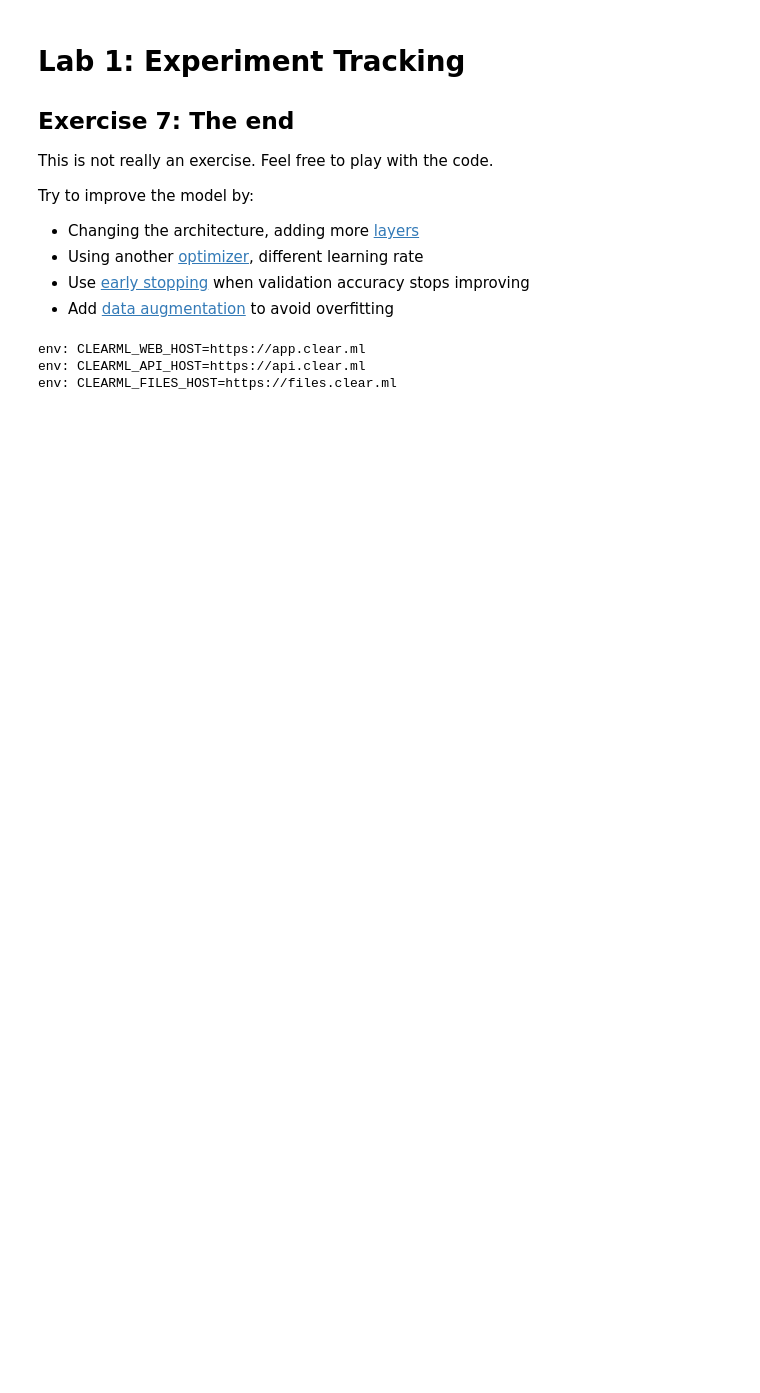
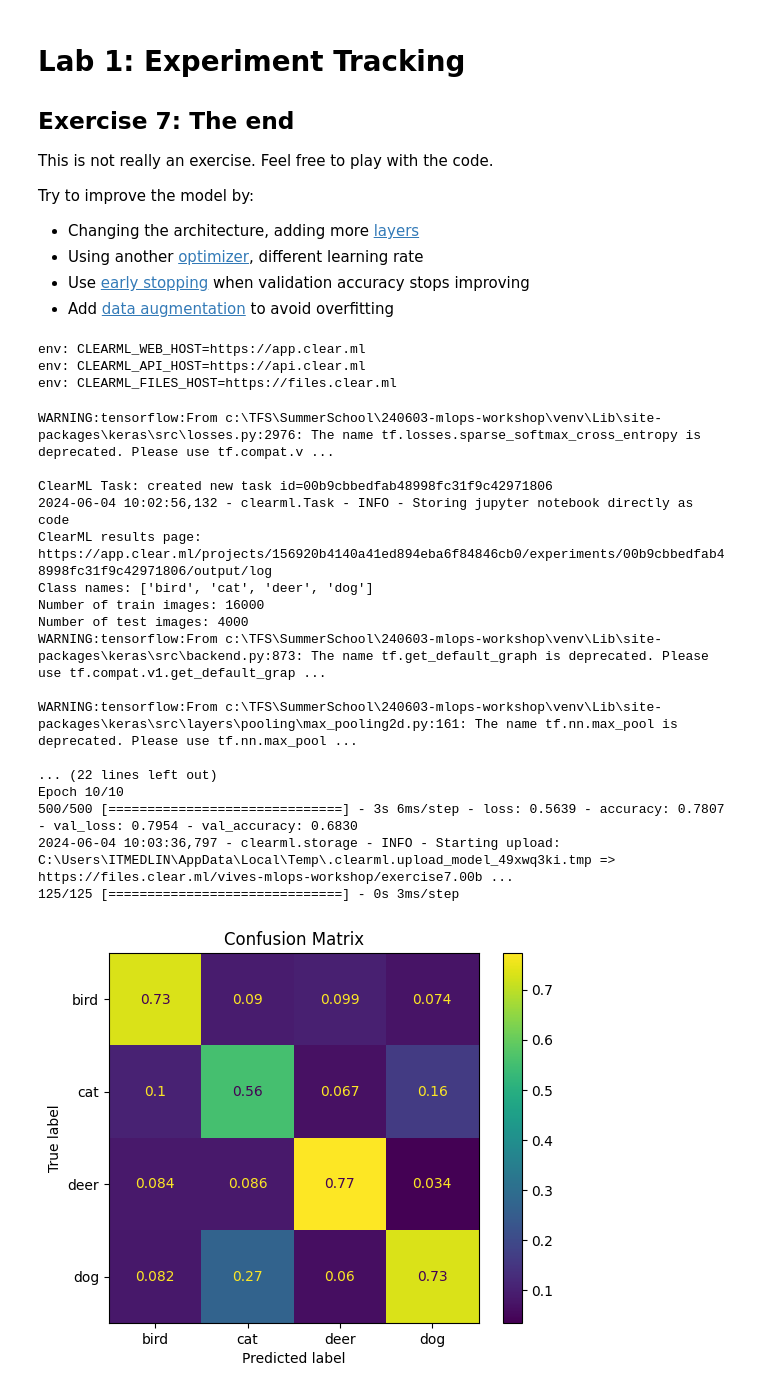
Before and after one commit to linomp/240603-mlops-workshop, a Jupyter notebook: lab1/exercise7-the-end.ipynb, the cells around one changed output. Saved outputs shown, nothing was run; the diff lists cells and outputs as text; code cells hidden in the pictures; blank space fills up the shorter version.

Commit message:
update model

```diff
--- a/lab1/exercise7-the-end.ipynb
+++ b/lab1/exercise7-the-end.ipynb
@@ -32,13 +32,6 @@ env: CLEARML_WEB_HOST=https://app.clear.ml
 env: CLEARML_API_HOST=https://api.clear.ml
 env: CLEARML_FILES_HOST=https://files.clear.ml
 # %%
-%env CLEARML_WEB_HOST=https://app.clear.ml
-%env CLEARML_API_HOST=https://api.clear.ml
-%env CLEARML_FILES_HOST=https://files.clear.ml
-%env CLEARML_API_ACCESS_KEY=<your key here>
-%env CLEARML_API_SECRET_KEY=<your key here>
-# TODO fill in your keys    ^^^^^^^^^^^^^^^
-
 import tensorflow.keras as keras
 from tensorflow.keras import layers
 import matplotlib.pyplot as plt
@@ -46,14 +39,14 @@ import numpy as np
 from clearml import Task, Logger
 from sklearn.metrics import confusion_matrix, ConfusionMatrixDisplay
 
-task = Task.init(project_name='MLOps workshop', task_name='lab1 exercise7', output_uri=True)
+task = Task.init(project_name='vives-mlops-workshop', task_name='exercise7', output_uri=True)
 
 # hyperparameters
 config = {
-    "conv1": 4,
-    "conv2": 8,
-    "conv3": 8,
-    "dense1": 16,
+    "conv1": 32,
+    "conv2": 46,
+    "conv3": 46,
+    "dense1": 100,
 }
 task.connect(config)
 
@@ -128,30 +121,49 @@ logger = Logger.current_logger()
 
 for i in range(len(accuracy)):
     logger.report_scalar("training", "accuracy", accuracy[i], iteration=i)
     logger.report_scalar("training", "val_accuracy", val_accuracy[i], iteration=i)
 
 # save model to disk
 model.save("model.keras")
 
 # show confusion matrix
 test_predict = model.predict(test_images)
 test_predict = np.argmax(test_predict, axis=1)
 cm = confusion_matrix(test_labels, test_predict, normalize='pred')
 ConfusionMatrixDisplay(cm, display_labels=class_names).plot()
 plt.title("Confusion Matrix")
 plt.show()
 
 # report bad images
 reported = 0
 for i in range(len(test_labels)):
     if test_labels[i] != test_predict[i]:
         actual_class = class_names[test_labels[i]]
         predict_class = class_names[test_predict[i]]
         description = actual_class + " => " + predict_class
         logger.report_image("Bad images", description, iteration=reported, image=test_images[i])
         reported += 1
         if reported >= 10:
             break
 
 # close ClearML task
 task.close()
+# %% [output]
+WARNING:tensorflow:From c:\TFS\SummerSchool\240603-mlops-workshop\venv\Lib\site-packages\keras\src\losses.py:2976: The name tf.losses.sparse_softmax_cross_entropy is deprecated. Please use tf.compat.v ...
+
+ClearML Task: created new task id=00b9cbbedfab48998fc31f9c42971806
+2024-06-04 10:02:56,132 - clearml.Task - INFO - Storing jupyter notebook directly as code
+ClearML results page: https://app.clear.ml/projects/156920b4140a41ed894eba6f84846cb0/experiments/00b9cbbedfab48998fc31f9c42971806/output/log
+Class names: ['bird', 'cat', 'deer', 'dog']
+Number of train images: 16000
+Number of test images: 4000
+WARNING:tensorflow:From c:\TFS\SummerSchool\240603-mlops-workshop\venv\Lib\site-packages\keras\src\backend.py:873: The name tf.get_default_graph is deprecated. Please use tf.compat.v1.get_default_grap ...
+
+WARNING:tensorflow:From c:\TFS\SummerSchool\240603-mlops-workshop\venv\Lib\site-packages\keras\src\layers\pooling\max_pooling2d.py:161: The name tf.nn.max_pool is deprecated. Please use tf.nn.max_pool ...
+
+... (22 lines left out)
+Epoch 10/10
+500/500 [==============================] - 3s 6ms/step - loss: 0.5639 - accuracy: 0.7807 - val_loss: 0.7954 - val_accuracy: 0.6830
+2024-06-04 10:03:36,797 - clearml.storage - INFO - Starting upload: C:\Users\ITMEDLIN\AppData\Local\Temp\.clearml.upload_model_49xwq3ki.tmp => https://files.clear.ml/vives-mlops-workshop/exercise7.00b ...
+125/125 [==============================] - 0s 3ms/step
+[figure, added]
```
Also changed, not shown: 4 other files.
